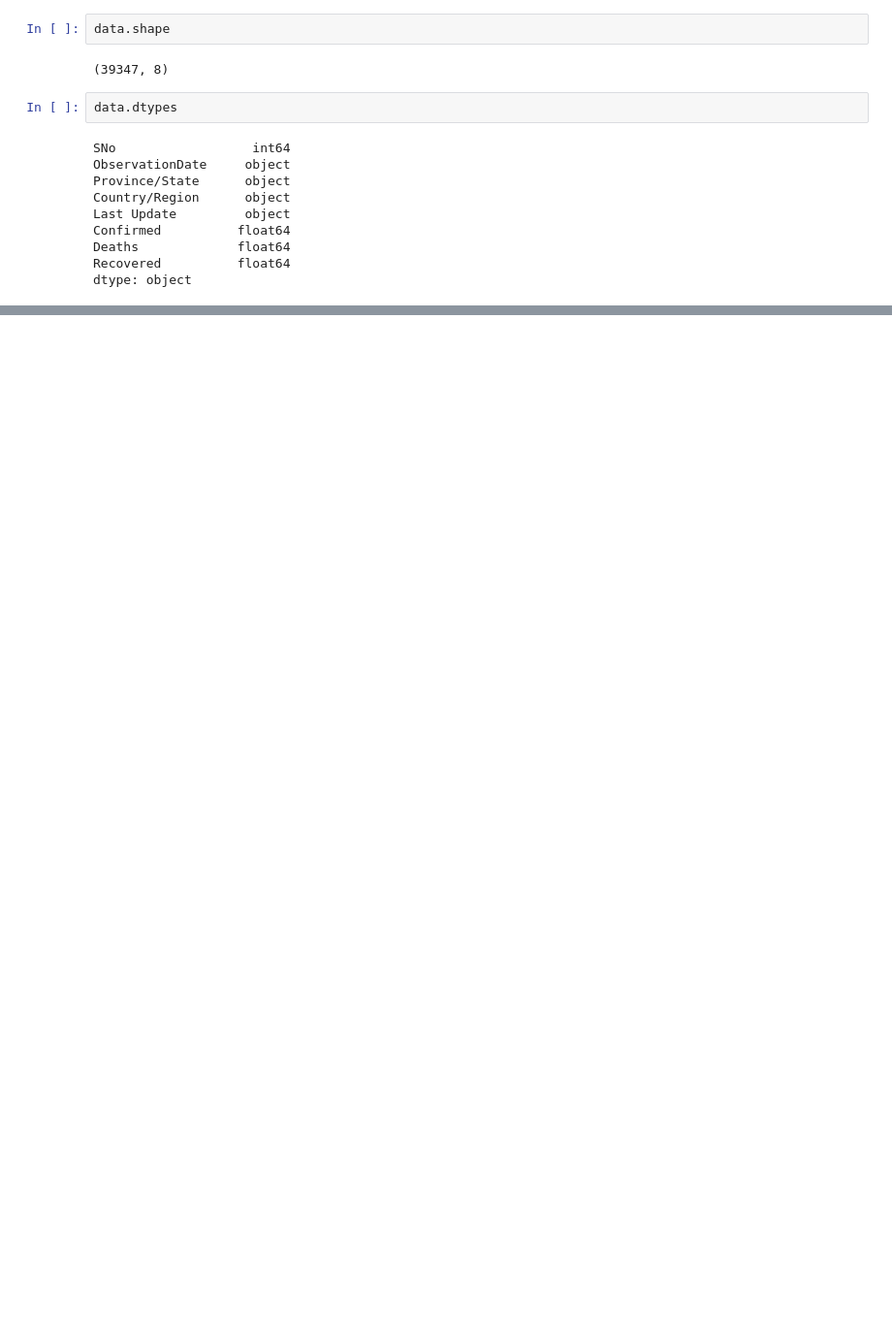
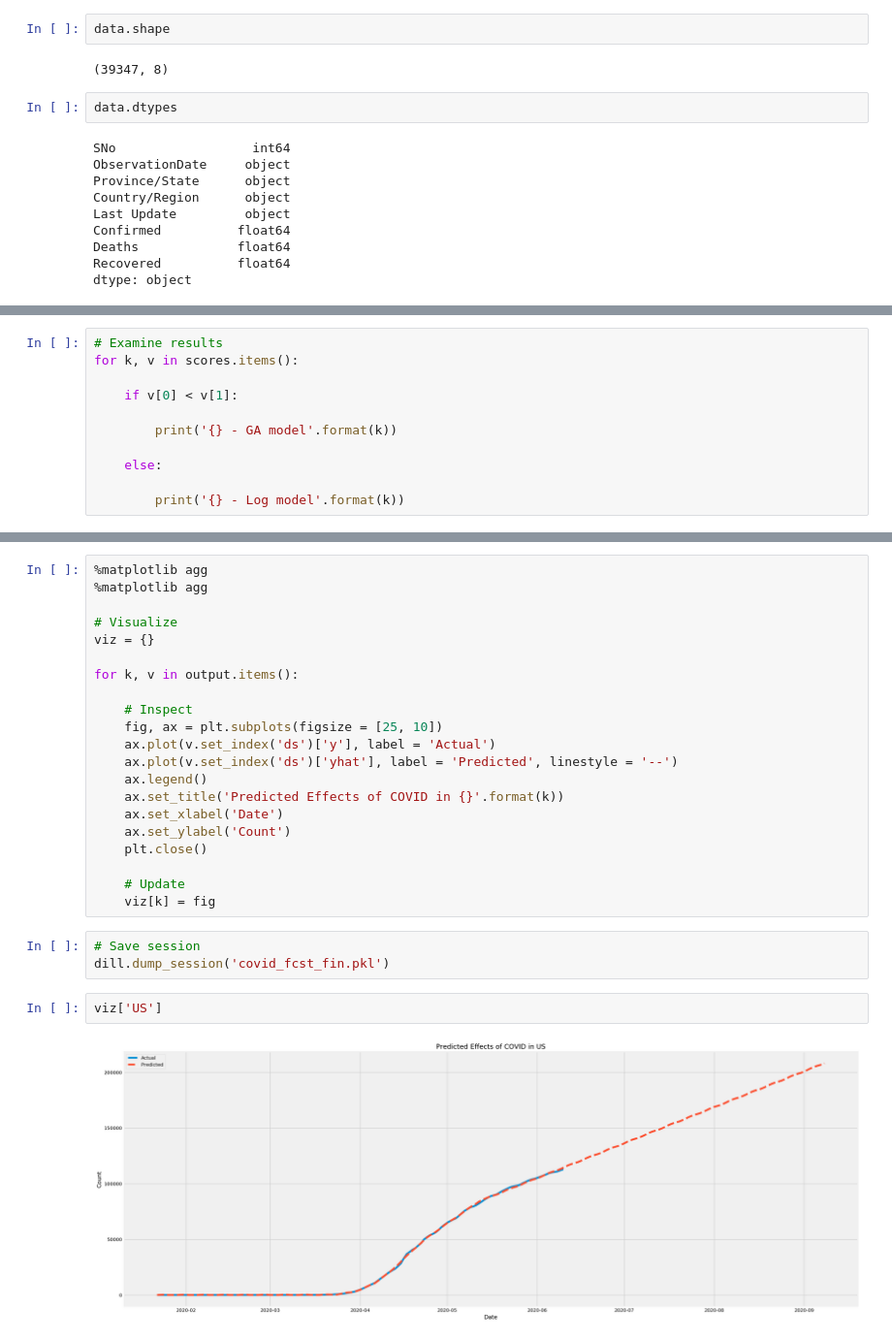
Before and after one commit to datadoctor100/kaggle, a Jupyter notebook: covidfcst.ipynb, the cells around one changed output, grey strips where cells are left out. Shown at 97% size. Cells and saved outputs as stored; diff of their text form; blank space fills up the shorter version.

```diff
--- a/covidfcst.ipynb
+++ b/covidfcst.ipynb
@@ -166,0 +484,11 @@ INFO:fbprophet:Disabling daily seasonality. Run prophet with daily_seasonality=T
+# %%
+# Examine results
+for k, v in scores.items():
+
+    if v[0] < v[1]:
+
+        print('{} - GA model'.format(k))
+
+    else:
+
+        print('{} - Log model'.format(k))
@@ -166,0 +524,28 @@ INFO:fbprophet:Disabling daily seasonality. Run prophet with daily_seasonality=T
+# %%
+%matplotlib agg
+%matplotlib agg
+
+# Visualize
+viz = {}
+
+for k, v in output.items():
+
+    # Inspect
+    fig, ax = plt.subplots(figsize = [25, 10])
+    ax.plot(v.set_index('ds')['y'], label = 'Actual')
+    ax.plot(v.set_index('ds')['yhat'], label = 'Predicted', linestyle = '--')
+    ax.legend()
+    ax.set_title('Predicted Effects of COVID in {}'.format(k))
+    ax.set_xlabel('Date')
+    ax.set_ylabel('Count')
+    plt.close()
+
+    # Update
+    viz[k] = fig
+# %%
+# Save session
+dill.dump_session('covid_fcst_fin.pkl')
+# %%
+viz['US']
+# %% [output]
+[figure, added]
```
Also changed, not shown: parts of 24 cells of this notebook.
